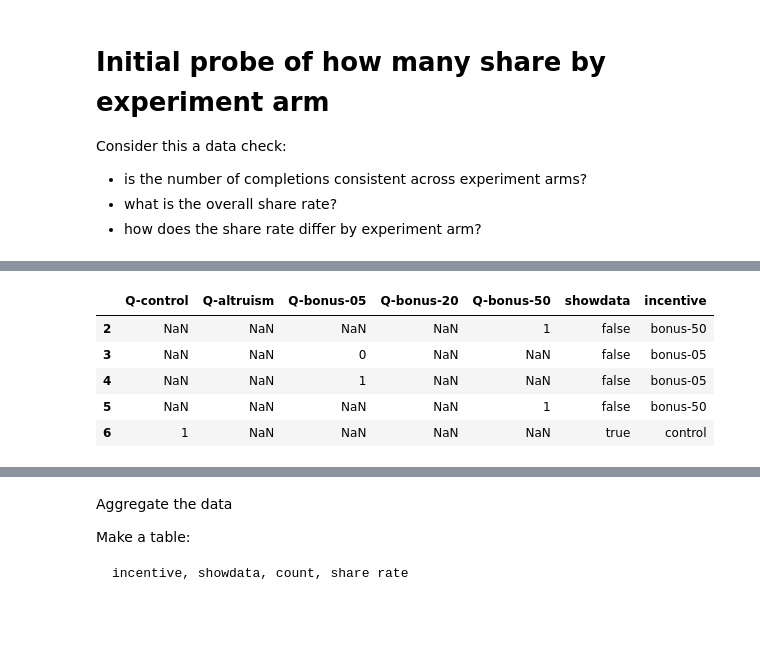
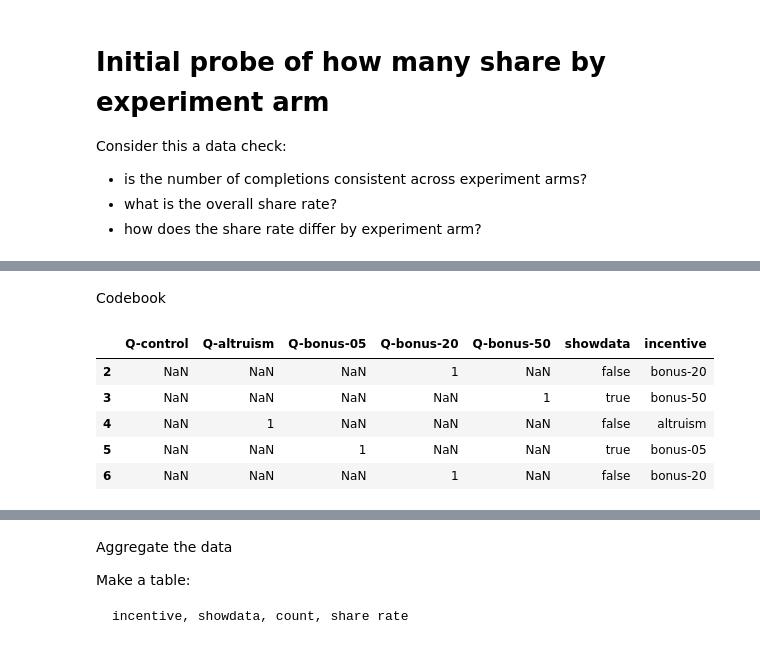
Before and after one commit to aberke/amazon-study, a Jupyter notebook: data-analysis/share-probe.ipynb, the cells around one changed output, grey strips where cells are left out. Cells and saved outputs as stored; diff of their text form; code cells hidden in the pictures; blank space fills up the shorter version.

```diff
--- a/data-analysis/share-probe.ipynb
+++ b/data-analysis/share-probe.ipynb
@@ -13,8 +13,9 @@ import numpy as np
 import pandas as pd
 
 # This data was filtered to responses that were considered completed (included attention check at the end)
-# Downloaded from Qualtrics 11-22-2022
-data_filepath = '../data/amazon-purchases-survey-v0-completed-11-22-2022-raw.csv'
+# Downloaded from Qualtrics indicated by date in filename
+data_filepath = '../data/amazon-purchases-survey-v0-completed-11-30-2022-raw.csv'
+# data_filepath = '../data/amazon-purchases-survey-v0-completed-11-22-2022-raw.csv'
 # %%
 pd.set_option('max_columns', None)
 
@@ -43,3 +44,5 @@ all fields: Index(['StartDate', 'EndDate', 'Status', 'IPAddress', 'Progress',
 |  | StartDate | EndDate | Status | IPAddress | Progress | Duration (in seconds) | Finished | RecordedDate | ... |
 | 0 | Start Date | End Date | Response Type | IP Address | Progress | Duration (in seconds) | Finished | Recorded Date | ... |
 | 1 | {"ImportId":"startDate","timeZone... | {"ImportId":"endDate","timeZone":... | {"ImportId":"status"} | {"ImportId":"ipAddress"} | {"ImportId":"progress"} | {"ImportId":"duration"} | {"ImportId":"finished"} | {"ImportId":"recordedDate","timeZ... | ... |
+# %% [markdown]
+Codebook
@@ -47,14 +122,16 @@ all fields: Index(['StartDate', 'EndDate', 'Status', 'IPAddress', 'Progress',
 # Drop the Qualtrics metadata
 df = df.drop([0,1])
 # %%
-df[['Q-control', 'Q-altruism', 'Q-bonus-05', 'Q-bonus-20', 'Q-bonus-50', 'showdata', 'incentive']].head()
+df[
+    ['Q-control', 'Q-altruism', 'Q-bonus-05', 'Q-bonus-20', 'Q-bonus-50', 'showdata', 'incentive']
+].head()
 # %% [output]
 |  | Q-control | Q-altruism | Q-bonus-05 | Q-bonus-20 | Q-bonus-50 | showdata | incentive |
-| 2 | NaN | NaN | NaN | NaN | 1 | false | bonus-50 |
-| 3 | NaN | NaN | 0 | NaN | NaN | false | bonus-05 |
-| 4 | NaN | NaN | 1 | NaN | NaN | false | bonus-05 |
-| 5 | NaN | NaN | NaN | NaN | 1 | false | bonus-50 |
-| 6 | 1 | NaN | NaN | NaN | NaN | true | control |
+| 2 | NaN | NaN | NaN | 1 | NaN | false | bonus-20 |
+| 3 | NaN | NaN | NaN | NaN | 1 | true | bonus-50 |
+| 4 | NaN | 1 | NaN | NaN | NaN | false | altruism |
+| 5 | NaN | NaN | 1 | NaN | NaN | true | bonus-05 |
+| 6 | NaN | NaN | NaN | 1 | NaN | false | bonus-20 |
 # %%
 # add boolean indicating share
 df['share'] = df[
```
Also changed, not shown: parts of 25 cells of this notebook.
